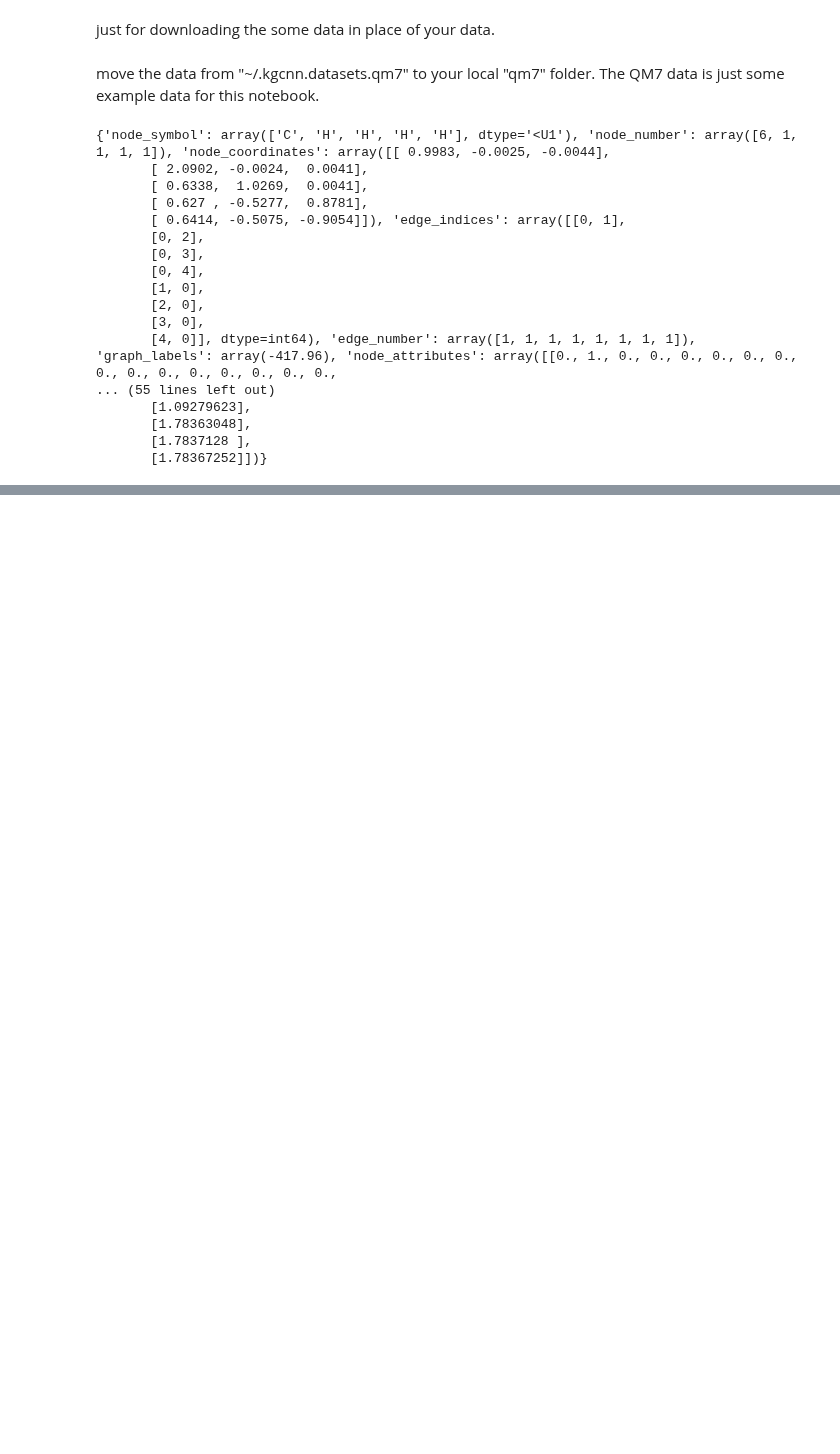
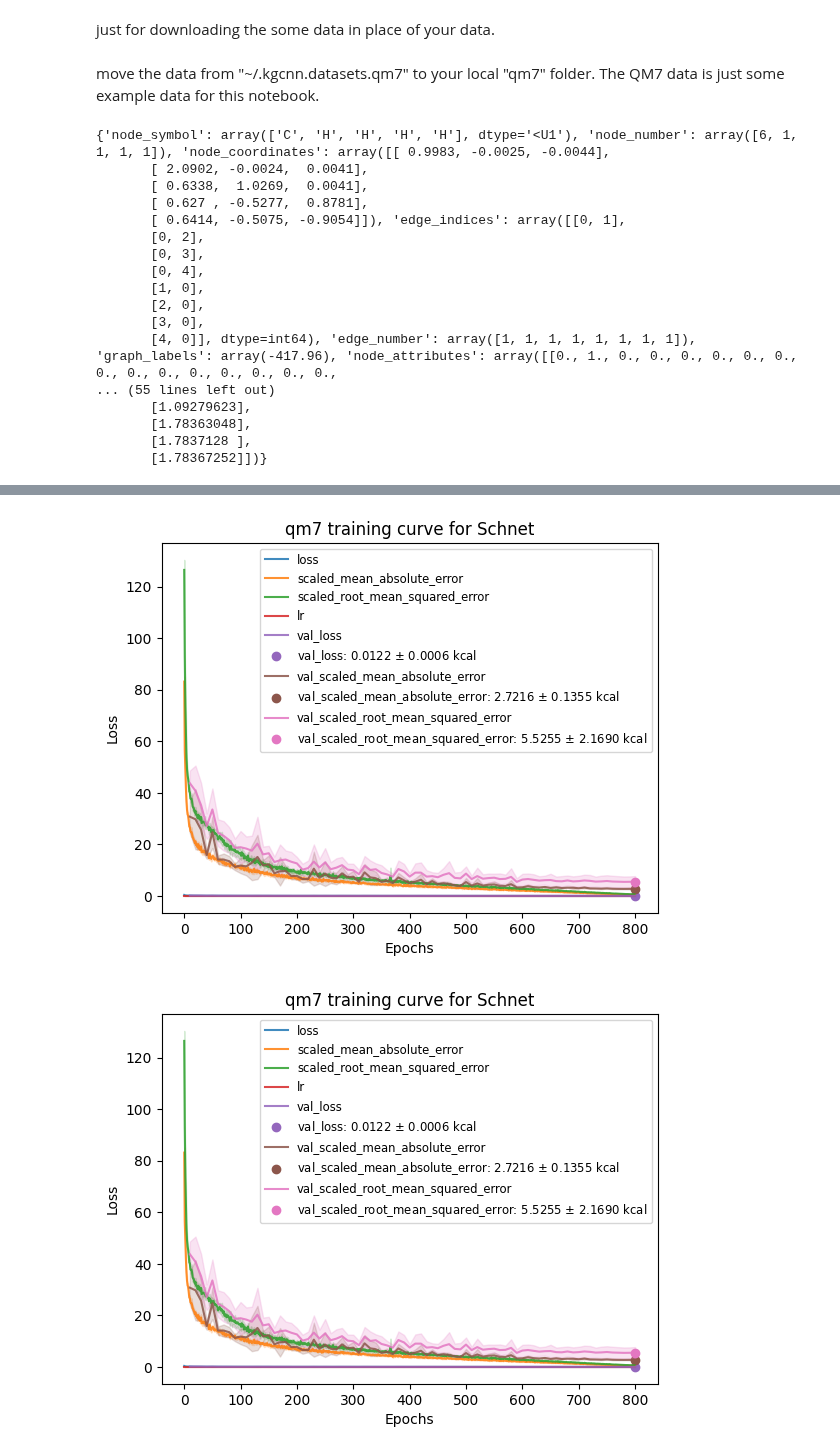
Before and after one commit to aimat-lab/gcnn_keras, a Jupyter notebook: notebooks/workflow_qm_regression.ipynb, the cells around one changed output, grey strips where cells are left out. Saved outputs shown, nothing was run; the diff lists cells and outputs as text; code cells hidden in the pictures; blank space fills up the shorter version.

```diff
--- a/notebooks/workflow_qm_regression.ipynb
+++ b/notebooks/workflow_qm_regression.ipynb
@@ -280,0 +282,9 @@ Print Time for training:  1:09:18.109375
+# %%
+from kgcnn.utils.plots import plot_train_test_loss, plot_predict_true
+
+plot_train_test_loss(history_list, loss_name=None, val_loss_name=None,
+                     model_name="Schnet", data_unit="kcal", dataset_name="qm7",
+                     filepath="", file_name=f"loss.png")
+# %% [output]
+[figure, added]
+[figure, added]
```
Also changed, not shown: parts of 1 cell of this notebook.
